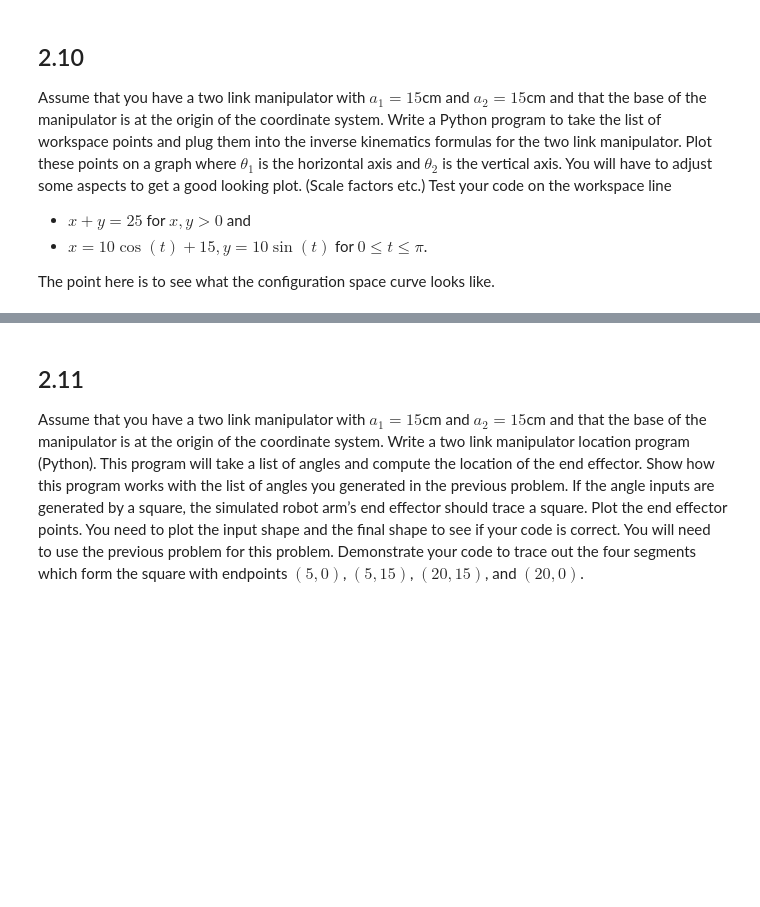
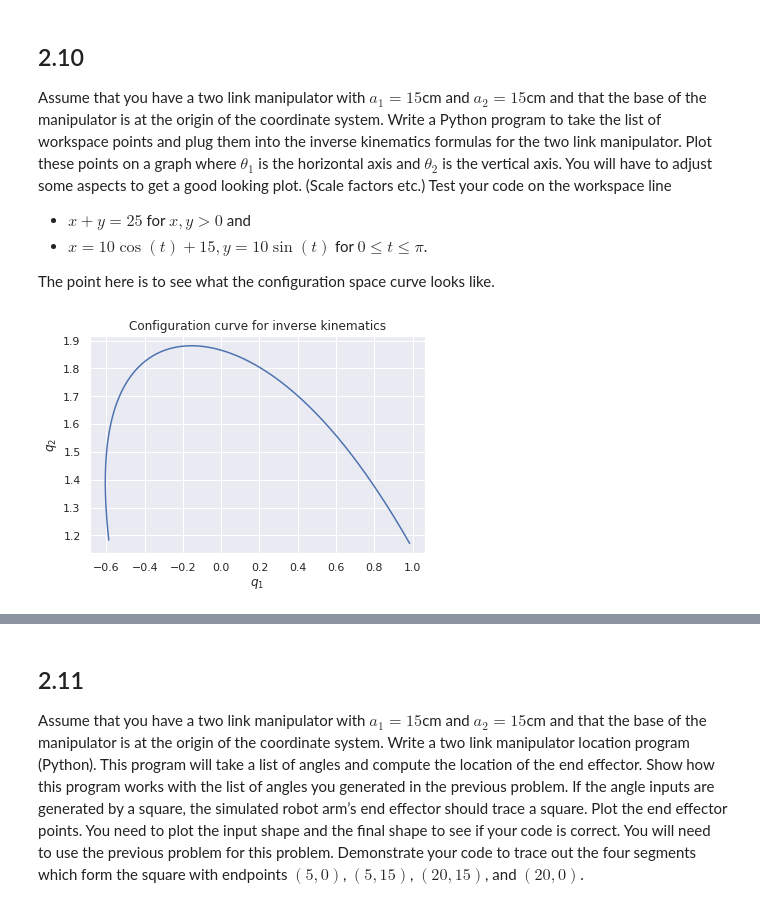
Before and after one commit to Notgnoshi/robotics, a Jupyter notebook: homework/hw1/hw1.ipynb, the cells around one changed output, grey strips where cells are left out. Saved outputs shown, nothing was run; the diff lists cells and outputs as text; code cells hidden in the pictures; blank space fills up the shorter version.

```diff
--- a/homework/hw1/hw1.ipynb
+++ b/homework/hw1/hw1.ipynb
@@ -38,3 +106,45 @@ Assume that you have a two link manipulator with $a_1=15$cm and $a_2=15$cm and t
 * $x=10\cos(t)+15, y=10\sin(t)$ for $0\leq t \leq \pi$.
 
 The point here is to see what the configuration space curve looks like.
+# %%
+import numpy as np
+import matplotlib.pyplot as plt
+import seaborn as sns
+
+sns.set()
+%matplotlib inline
+# %%
+a1 = 15
+a2 = 15
+
+def forward(q1, q2):
+    """Forward kinematics for a configuration point"""
+    x = a2 * np.cos(q1 + q2) + a1 * np.cos(q1)
+    y = a2 * np.sin(q1 + q2) + a1 * np.sin(q1)
+
+    return x, y
+
+def inverse(x, y):
+    """Inverse kinematics for a workspace point"""
+    D = (x**2 + y**2 - a1**2 - a2**2) / (2 * a1 * a2)
+    q2 = np.arctan2(np.sqrt(1 - D**2), D)
+    q1 = np.arctan2(y, x) - np.arctan2(a2 * np.sin(q2), a1 + a2 * np.cos(q2))
+
+    return q1, q2
+# %%
+x = np.arange(start=0, stop=25, step=0.1)
+y = 25 - x
+
+q1, q2 = inverse(x, y)
+xx, yy = forward(q1, q2)
+# Sanity check
+assert np.allclose(x, xx)
+assert np.allclose(y, yy)
+# %%
+plt.plot(q1, q2)
+plt.title('Configuration curve for inverse kinematics')
+plt.xlabel('$q_1$')
+plt.ylabel('$q_2$')
+plt.show()
+# %% [output]
+[figure, added]
```
Also changed, not shown: parts of 17 cells of this notebook, 3 other files.
